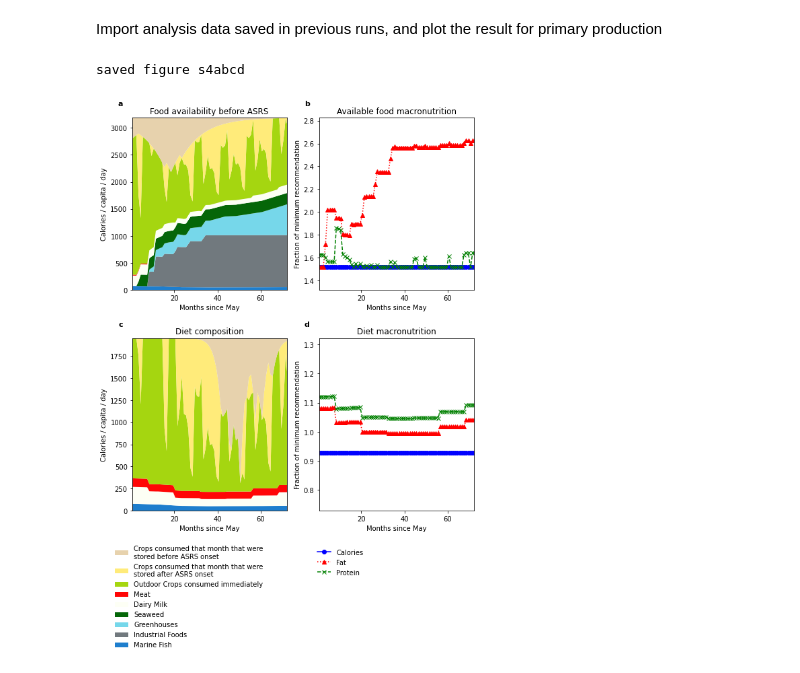
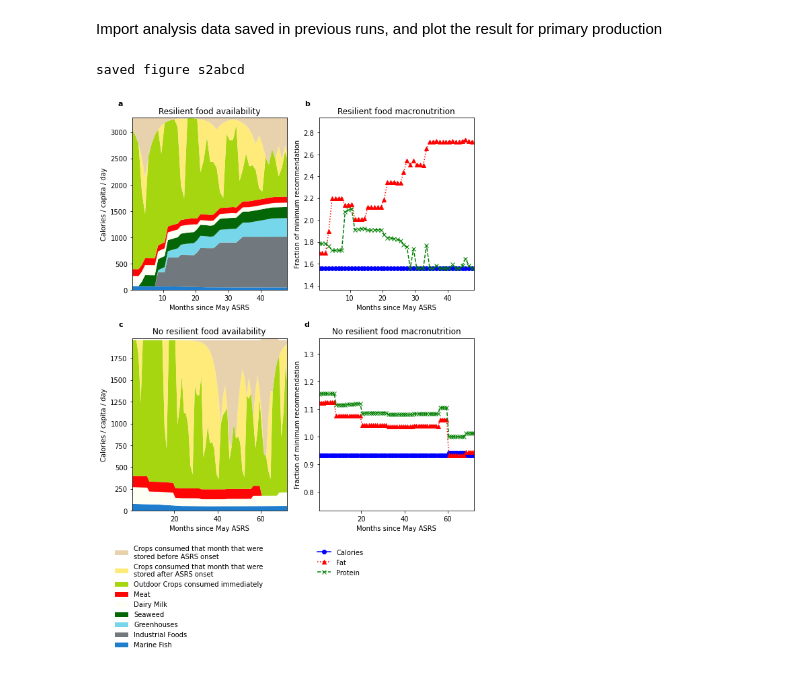
Before and after one commit to allfed/allfed-integrated-model, a Jupyter notebook: notebooks/example_optimize.ipynb, the cells around one changed output. Cells and saved outputs as stored; diff of their text form; code cells hidden in the pictures.

```diff
--- a/notebooks/example_optimize.ipynb
+++ b/notebooks/example_optimize.ipynb
@@ -106,17 +100,18 @@ Import analysis data saved in previous runs, and plot the result for primary pro
 # %%
 from src.plotter import Plotter
 resilient_food_primary_production_analysis = np.load(
     '../data/resilient_food_primary_analysis.npy',
     allow_pickle=True).item()
 
 no_resilient_food_primary_production_analysis = np.load(
     '../data/no_resilient_food_primary_analysis.npy',
     allow_pickle=True).item()
 
-Plotter.plot_fig_s4abcd(
+Plotter.plot_fig_s2abcd(
     resilient_food_primary_production_analysis,
     no_resilient_food_primary_production_analysis,
+    48,
     72)
 # %% [output]
-saved figure s4abcd
+saved figure s2abcd
-[figure, old version]
+[figure, new version]
```
Also changed, not shown: parts of 4 cells of this notebook, 15 other files.
